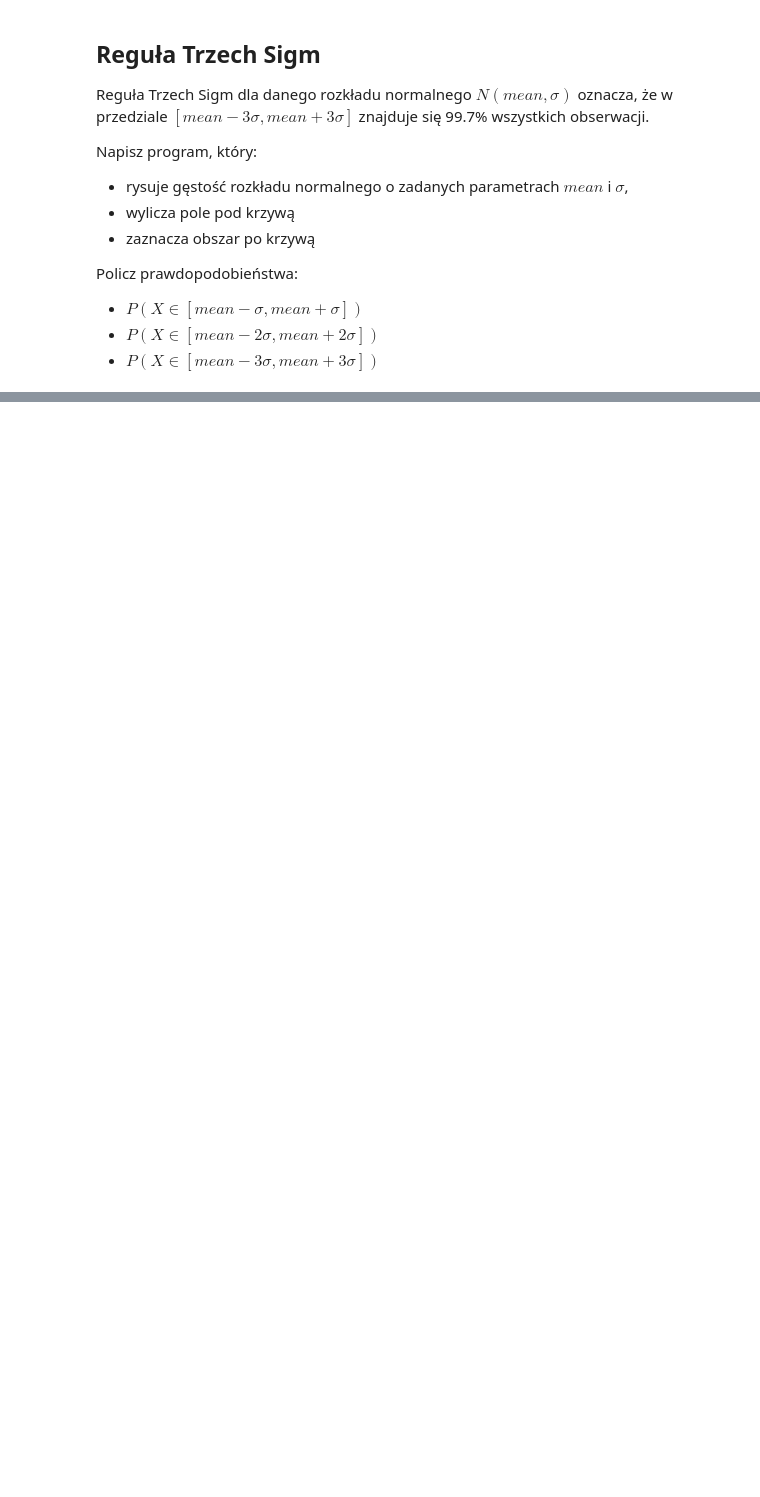
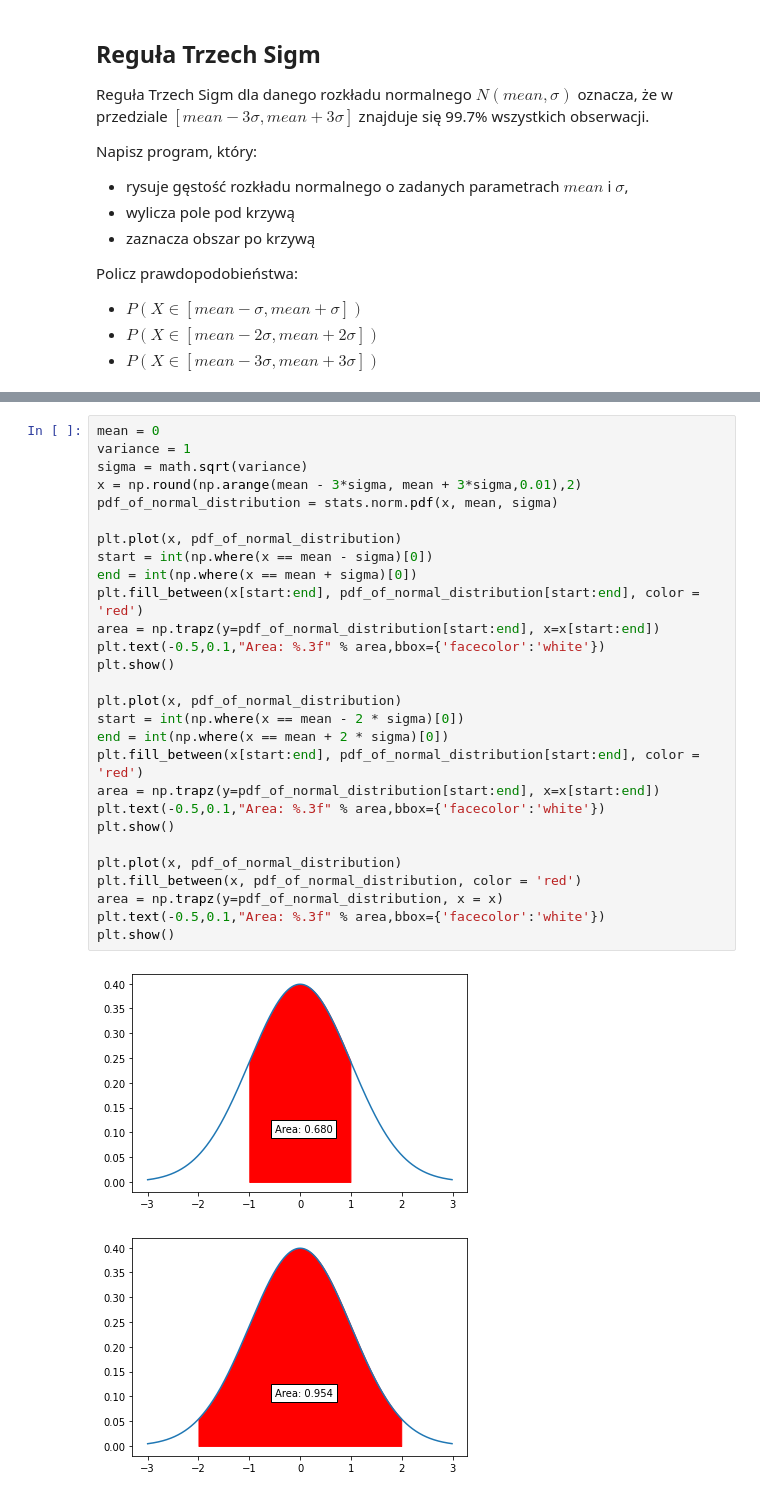
Before and after one commit to mladbago/podstawy_sztucznej_inteligencji, a Jupyter notebook: Z02_numy_pandas.ipynb, the cells around one changed output, grey strips where cells are left out. Drawn from its saved outputs; the diff is of its cells as text; blank space fills up the shorter version.

```diff
--- a/Z02_numy_pandas.ipynb
+++ b/Z02_numy_pandas.ipynb
@@ -1761,0 +1753,31 @@ Policz prawdopodobieństwa:
+# %%
+mean = 0
+variance = 1
+sigma = math.sqrt(variance)
+x = np.round(np.arange(mean - 3*sigma, mean + 3*sigma,0.01),2)
+pdf_of_normal_distribution = stats.norm.pdf(x, mean, sigma)
+
+plt.plot(x, pdf_of_normal_distribution)
+start = int(np.where(x == mean - sigma)[0])
+end = int(np.where(x == mean + sigma)[0])
+plt.fill_between(x[start:end], pdf_of_normal_distribution[start:end], color = 'red')
+area = np.trapz(y=pdf_of_normal_distribution[start:end], x=x[start:end])
+plt.text(-0.5,0.1,"Area: %.3f" % area,bbox={'facecolor':'white'})
+plt.show()
+
+plt.plot(x, pdf_of_normal_distribution)
+start = int(np.where(x == mean - 2 * sigma)[0])
+end = int(np.where(x == mean + 2 * sigma)[0])
+plt.fill_between(x[start:end], pdf_of_normal_distribution[start:end], color = 'red')
+area = np.trapz(y=pdf_of_normal_distribution[start:end], x=x[start:end])
+plt.text(-0.5,0.1,"Area: %.3f" % area,bbox={'facecolor':'white'})
+plt.show()
+
+plt.plot(x, pdf_of_normal_distribution)
+plt.fill_between(x, pdf_of_normal_distribution, color = 'red')
+area = np.trapz(y=pdf_of_normal_distribution, x = x)
+plt.text(-0.5,0.1,"Area: %.3f" % area,bbox={'facecolor':'white'})
+plt.show()
+# %% [output]
+[figure, added]
+[figure, added]
```
Also changed, not shown: parts of 27 cells of this notebook.
